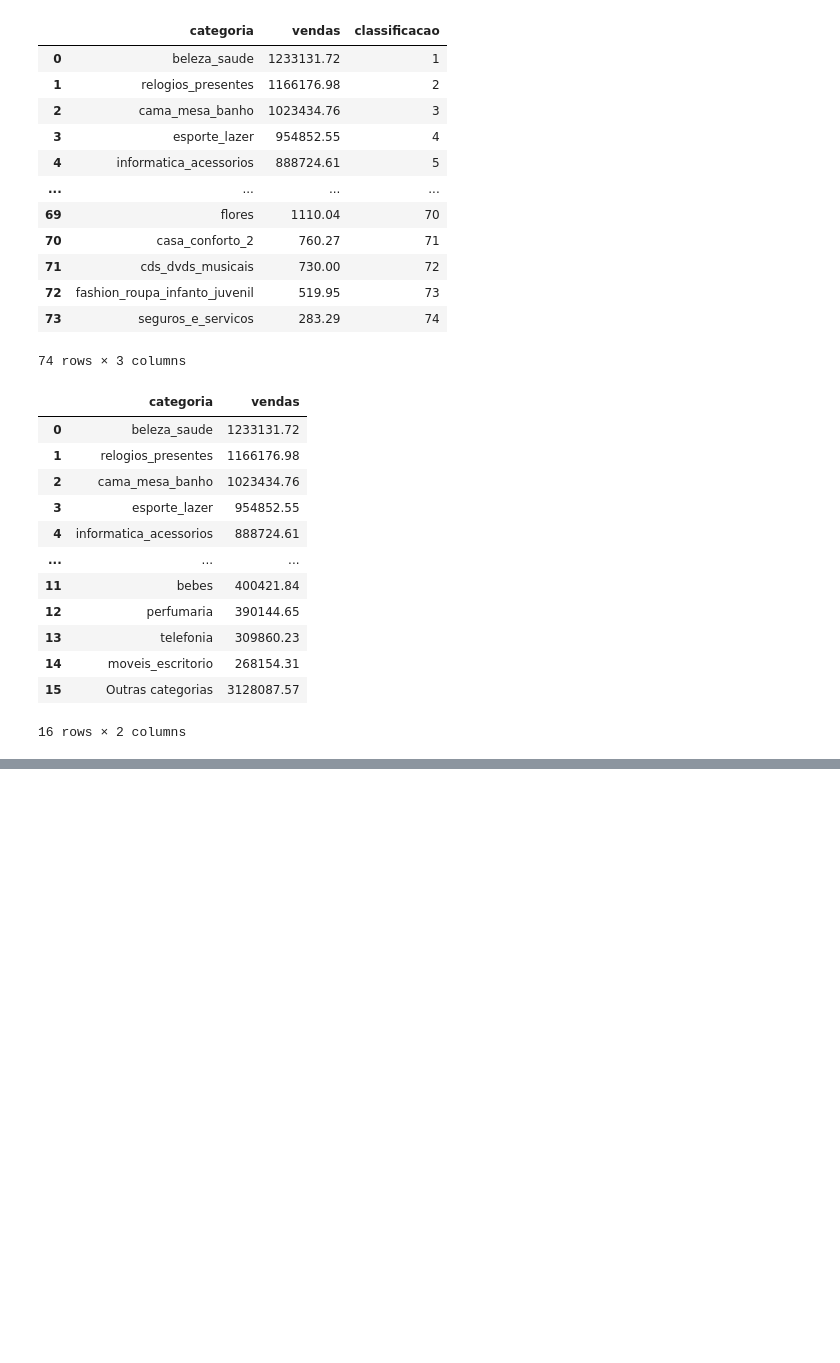
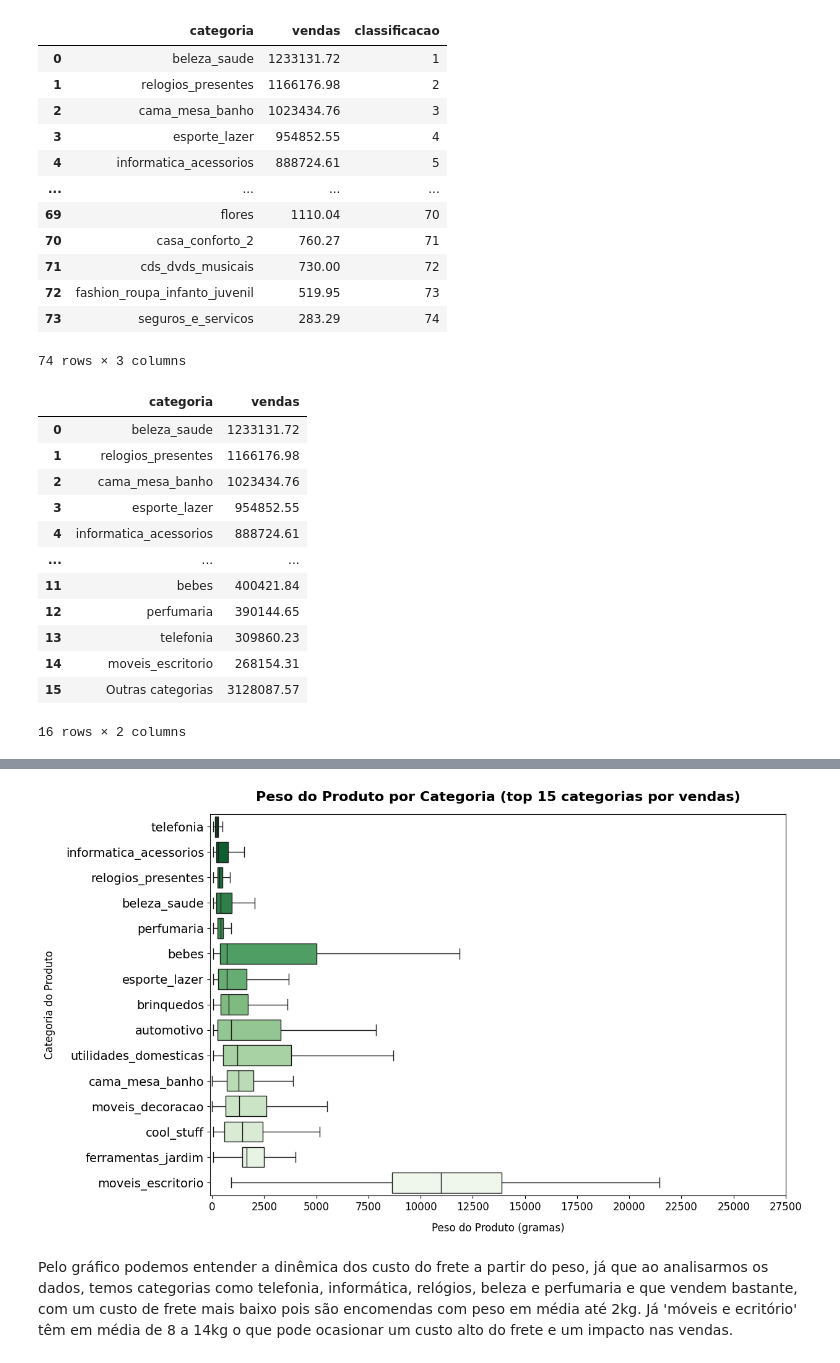
Before and after one commit to thaleswillreis/Analise-Dados-E-commerce, a Jupyter notebook: analise_dados.ipynb, the cells around one changed output, grey strips where cells are left out. Saved outputs shown, nothing was run; the diff lists cells and outputs as text; code cells hidden in the pictures; blank space fills up the shorter version.

```diff
--- a/analise_dados.ipynb
+++ b/analise_dados.ipynb
@@ -459,0 +589,20 @@ plt.show()
+# %%
+# Consulta SQL para obter a mediana do número de vendas por categoria
+categorias_por_mediana = f"""
+WITH CategoriasOrdenadas AS (
+    -- Utiliza a consulta anterior para aplicar a consulta atual somente as categorias top 15
+    {categorias_ordenadas}
+)
+SELECT categoria
+FROM CategoriasOrdenadas
+WHERE
+    -- Selecione a linha do meio para calcular a mediana, quando o número de produtos for ímpar:
+    (contagem_categoria % 2 = 1 AND categoria_linha_n = (contagem_categoria + 1) / 2) OR
+    -- Selecione as duas linha do meio para calcular a mediana, quando o número de produtos for par:
+    (contagem_categoria % 2 = 0 AND categoria_linha_n IN ((contagem_categoria / 2), (contagem_categoria / 2 + 1)))
+GROUP BY categoria
+ORDER BY AVG(peso)
+"""
+
+cat_p_mediana_df = pd.read_sql_query(categorias_por_mediana, db_connection)
+cat_p_mediana_df
@@ -459,0 +623,16 @@ plt.show()
+# %%
+# Gráfico boxplot dos pesos das categorias top 15
+plt.figure(figsize=(12, 8))
+order = cat_p_mediana_df['categoria'].tolist()
+sns.boxplot(x='peso', y='categoria', data=df, order=order, showfliers=False, palette='Greens_r')
+plt.xlabel('Peso do Produto (gramas)', labelpad=12)
+plt.ylabel('Categoria do Produto', labelpad=12)
+plt.title('Peso do Produto por Categoria (top 15 categorias por vendas)', pad=15, fontsize=16, fontweight='bold', color='black')
+plt.xlim(-100, 26100)
+plt.xticks(ticks=range(0, 30000, 2500))
+plt.yticks(fontsize=14)
+plt.show()
+# %% [output]
+[figure, added]
+# %% [markdown]
+Pelo gráfico podemos entender a dinêmica dos custo do frete a partir do peso, já que ao analisarmos os dados, temos categorias como telefonia, informática, relógios, beleza e perfumaria e que vendem bastante, com um custo de frete mais baixo pois são encomendas com peso em média até 2kg. Já 'móveis e ecritório' têm em média de 8 a 14kg o que pode ocasionar um custo alto do frete e um impacto nas vendas.
```
Also changed, not shown: parts of 34 cells of this notebook.
